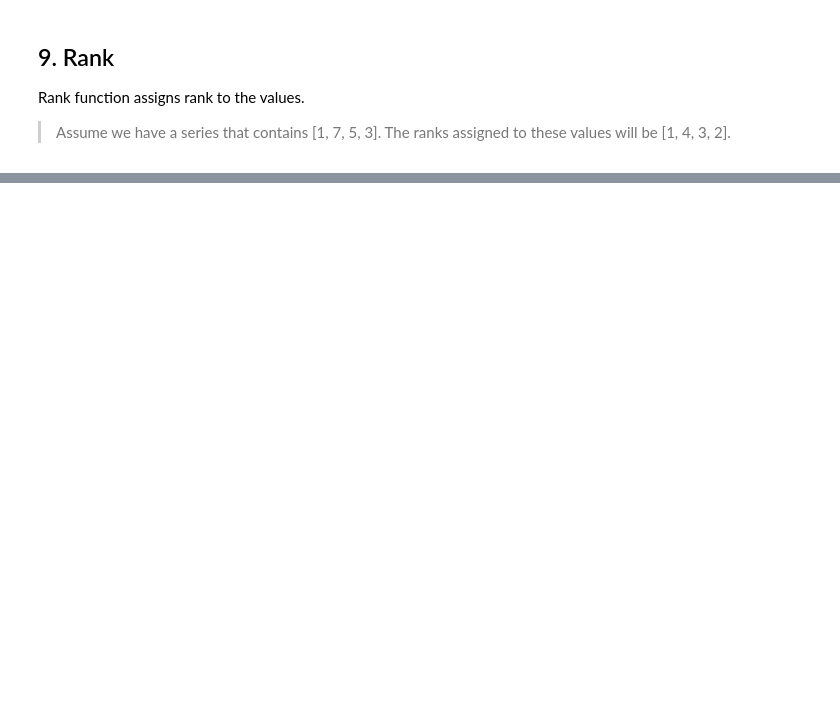
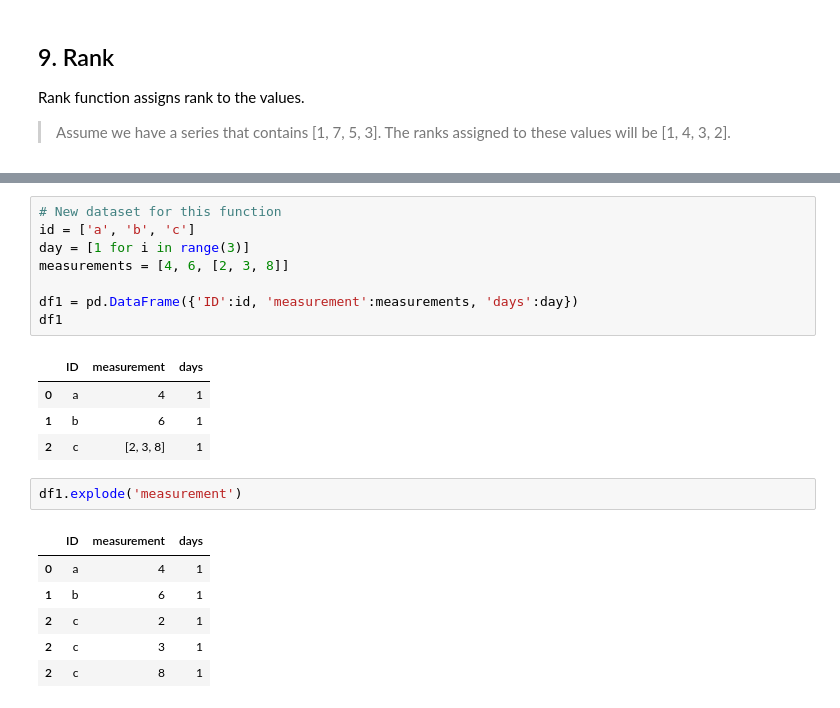
Before and after one commit to loganrane/MachineLearning101, a Jupyter notebook: Hacks/20 Panda Functions for better Analysis.ipynb, the cells around one changed output, grey strips where cells are left out. Saved outputs shown, nothing was run; the diff lists cells and outputs as text; blank space fills up the shorter version.

Commit message:
add: explode function

```diff
--- a/Hacks/20 Panda Functions for better Analysis.ipynb
+++ b/Hacks/20 Panda Functions for better Analysis.ipynb
@@ -207,0 +237,22 @@ It is used to convert wide dataframes to narrow ones. Some dataframes are struct
+# %%
+# New dataset for this function
+id = ['a', 'b', 'c']
+day = [1 for i in range(3)]
+measurements = [4, 6, [2, 3, 8]]
+
+df1 = pd.DataFrame({'ID':id, 'measurement':measurements, 'days':day})
+df1
+# %% [output]
+|  | ID | measurement | days |
+| 0 | a | 4 | 1 |
+| 1 | b | 6 | 1 |
+| 2 | c | [2, 3, 8] | 1 |
+# %%
+df1.explode('measurement')
+# %% [output]
+|  | ID | measurement | days |
+| 0 | a | 4 | 1 |
+| 1 | b | 6 | 1 |
+| 2 | c | 2 | 1 |
+| 2 | c | 3 | 1 |
+| 2 | c | 8 | 1 |
```
Also changed, not shown: parts of 16 cells of this notebook, 1 other file.
